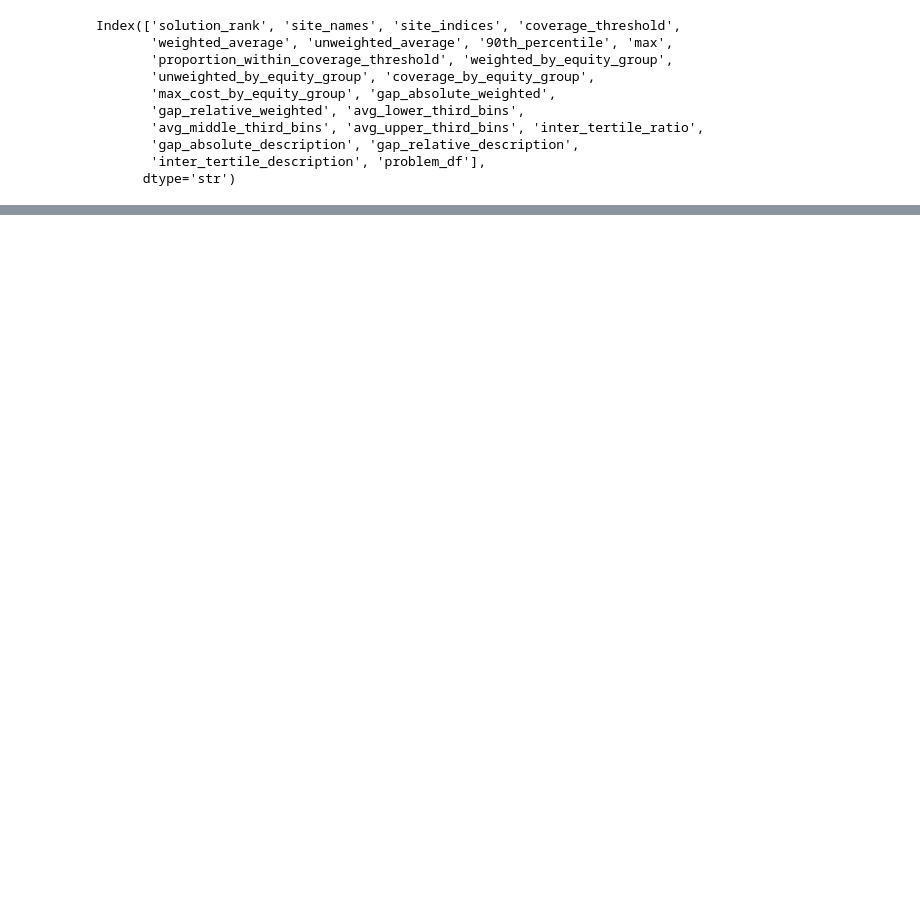
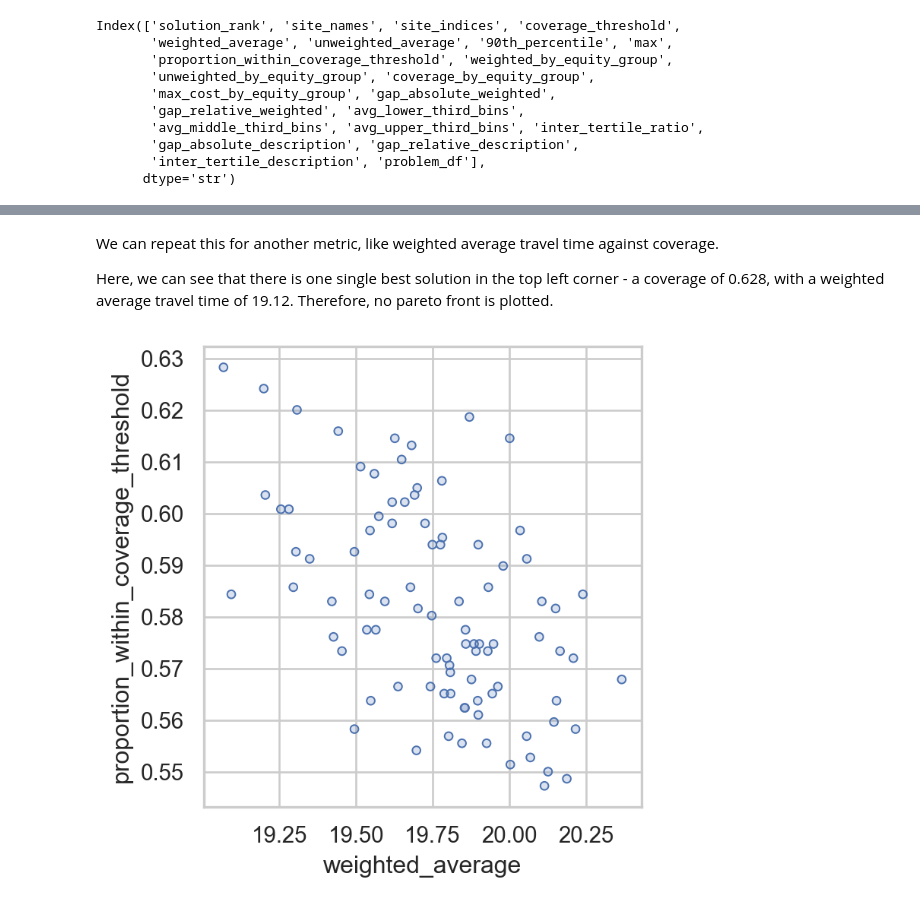
Before and after one commit to hsma-tools/lokigi, a Jupyter notebook: examples/location/multiobjective_optimisation_pareto/index.ipynb, the cells around one changed output, grey strips where cells are left out. Saved outputs shown, nothing was run; the diff lists cells and outputs as text; code cells hidden in the pictures; blank space fills up the shorter version.

```diff
--- a/examples/location/multiobjective_optimisation_pareto/index.ipynb
+++ b/examples/location/multiobjective_optimisation_pareto/index.ipynb
@@ -350,0 +117,13 @@ def describe_tradeoffs_for_stakeholders(
+# %% [markdown]
+We can repeat this for another metric, like weighted average travel time against coverage.
+
+Here, we can see that there is one single best solution in the top left corner - a coverage of 0.628, with a weighted average travel time of 19.12. Therefore, no pareto front is plotted.
+# %%
+solution.plot_simple_pareto_front_pairs(
+    x_axis="weighted_average",
+    y_axis="proportion_within_coverage_threshold",
+    maxx=False,
+    maxy=True
+    )
+# %% [output]
+[figure, added]
```
Also changed, not shown: parts of 37 cells of this notebook, 6 other files.
